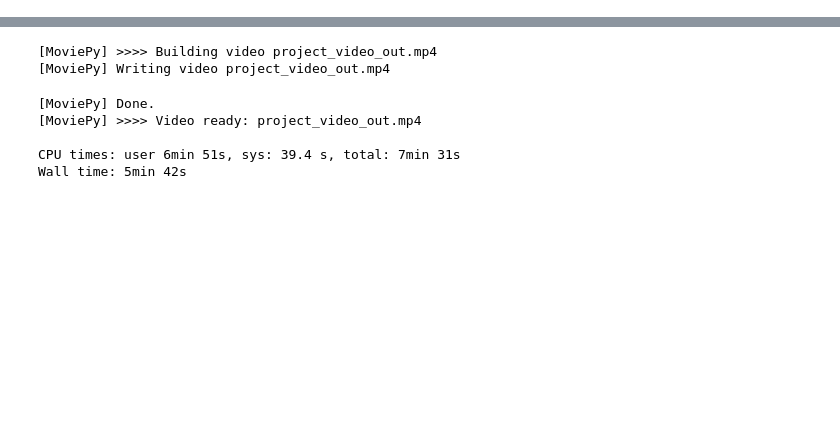
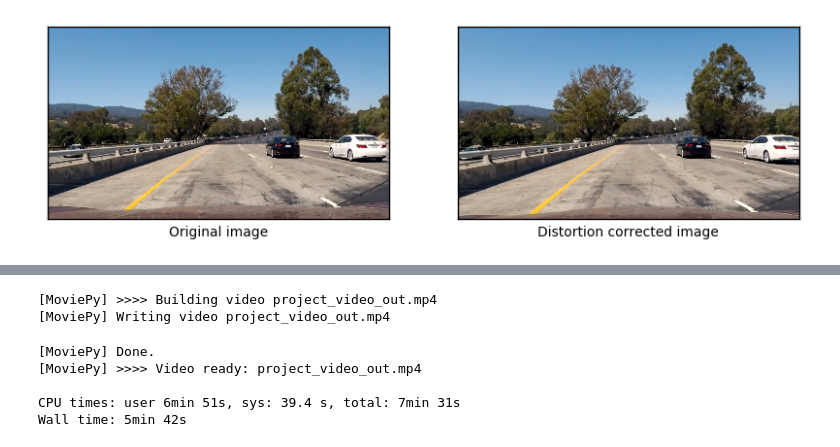
Before and after one commit to thomasantony/CarND-P04-Advanced-Lane-Lines, a Jupyter notebook: Project04.ipynb, the cells around one changed output, grey strips where cells are left out. Saved outputs shown, nothing was run; the diff lists cells and outputs as text; code cells hidden in the pictures; blank space fills up the shorter version.

```diff
--- a/Project04.ipynb
+++ b/Project04.ipynb
@@ -42,3 +40,23 @@ cam_mtx, cam_dist = camera_setup()
+# %%
+cam_mtx, cam_dist = camera_setup()
+image = mpimage.imread('test_images/test1.jpg')
+
+undist = cv2.undistort(image, cam_mtx, cam_dist, None, cam_mtx)
+plt.figure(figsize=(10,5))
+plt.subplot(1, 2, 1)
+plt.imshow(image)
+plt.xlabel('Original image')
+plt.xticks([], [])
+plt.yticks([], [])
+
+plt.subplot(1, 2, 2)
+plt.imshow(undist)
+plt.xlabel('Distortion corrected image')
+plt.xticks([], [])
+plt.yticks([], [])
+plt.show()
+# %% [output]
+[figure, added]
 # %%
 def get_perspective_transform(image, src_in = None, dst_in = None, display=False):
     img_size = image.shape
```
Also changed, not shown: parts of 7 cells of this notebook, 9 other files.
